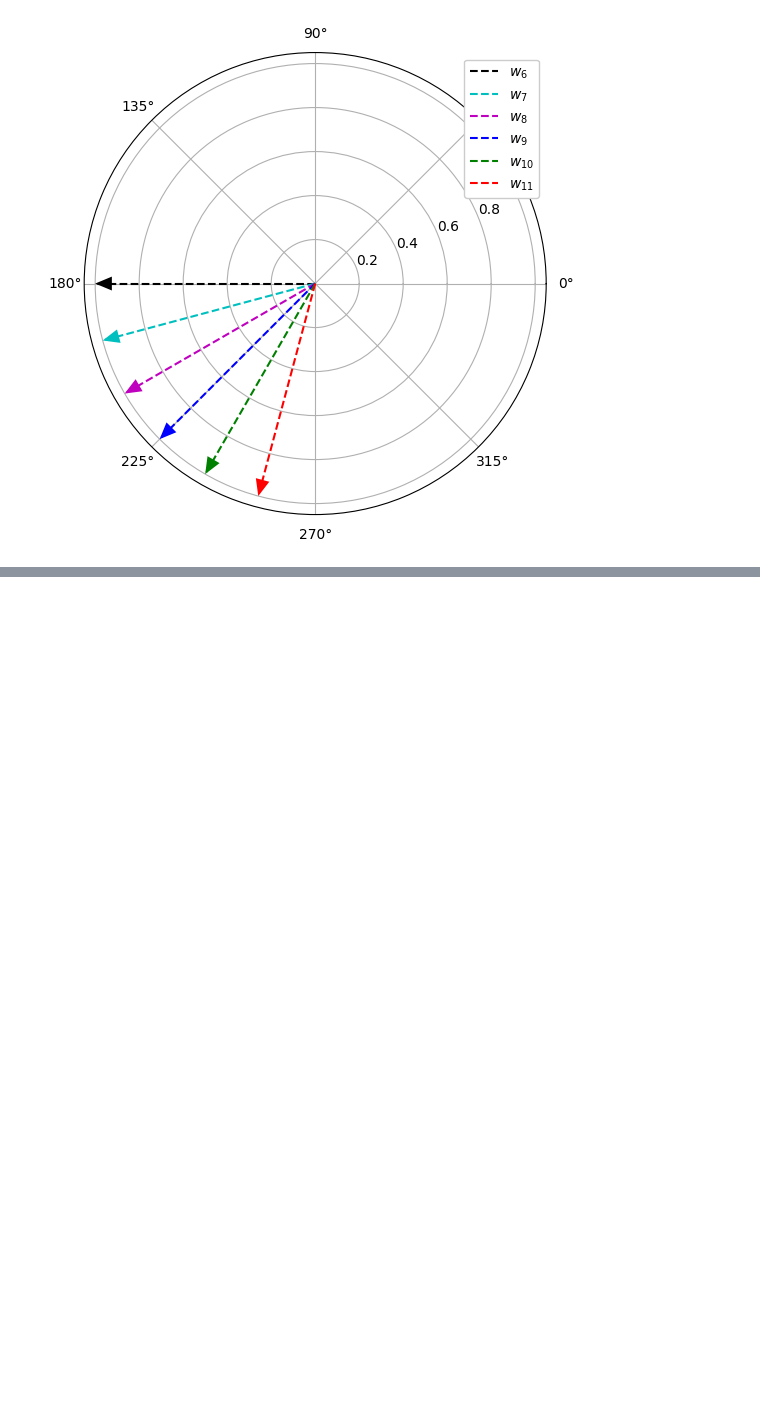
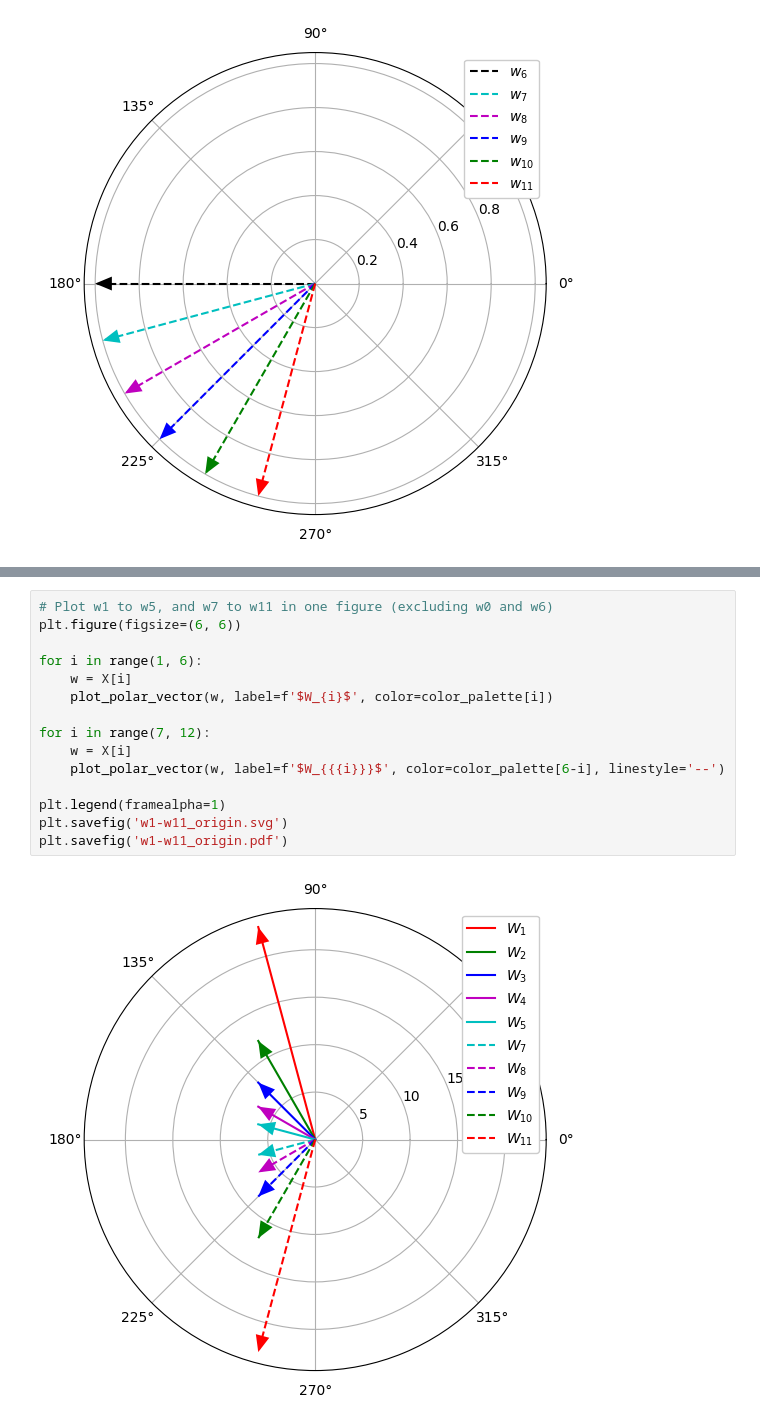
Before and after one commit to CLCS-SUSTech/research-blog, a Jupyter notebook: content/posts/Fourier-basis-Python-impl/code/plot.ipynb, the cells around one changed output, grey strips where cells are left out. Saved outputs shown, nothing was run; the diff lists cells and outputs as text; blank space fills up the shorter version.

```diff
--- a/content/posts/Fourier-basis-Python-impl/code/plot.ipynb
+++ b/content/posts/Fourier-basis-Python-impl/code/plot.ipynb
@@ -122,0 +150,17 @@ plt.savefig('w6-w11.pdf')
+# %%
+# Plot w1 to w5, and w7 to w11 in one figure (excluding w0 and w6)
+plt.figure(figsize=(6, 6))
+
+for i in range(1, 6):
+    w = X[i]
+    plot_polar_vector(w, label=f'$W_{i}$', color=color_palette[i])
+
+for i in range(7, 12):
+    w = X[i]
+    plot_polar_vector(w, label=f'$W_{{{i}}}$', color=color_palette[6-i], linestyle='--')
+
+plt.legend(framealpha=1)
+plt.savefig('w1-w11_origin.svg')
+plt.savefig('w1-w11_origin.pdf')
+# %% [output]
+[figure, added]
```
Also changed, not shown: parts of 4 cells of this notebook, 12 other files.
